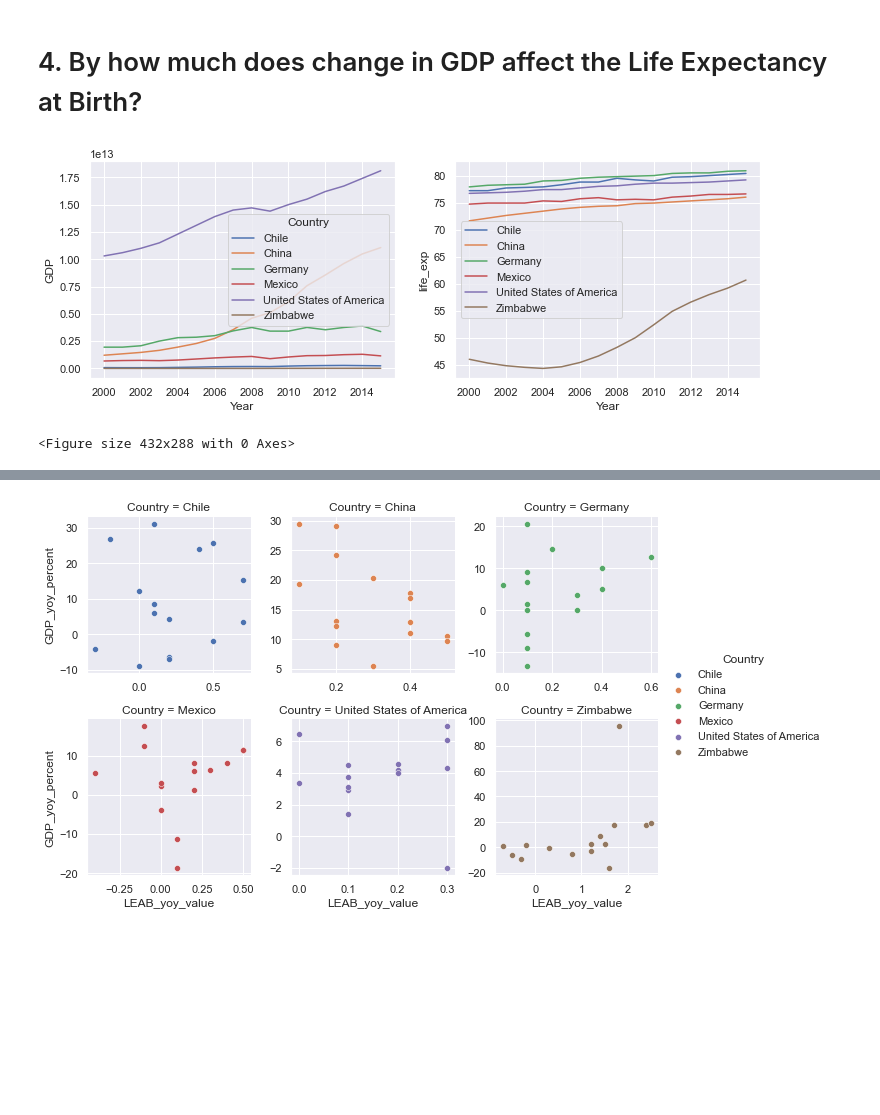
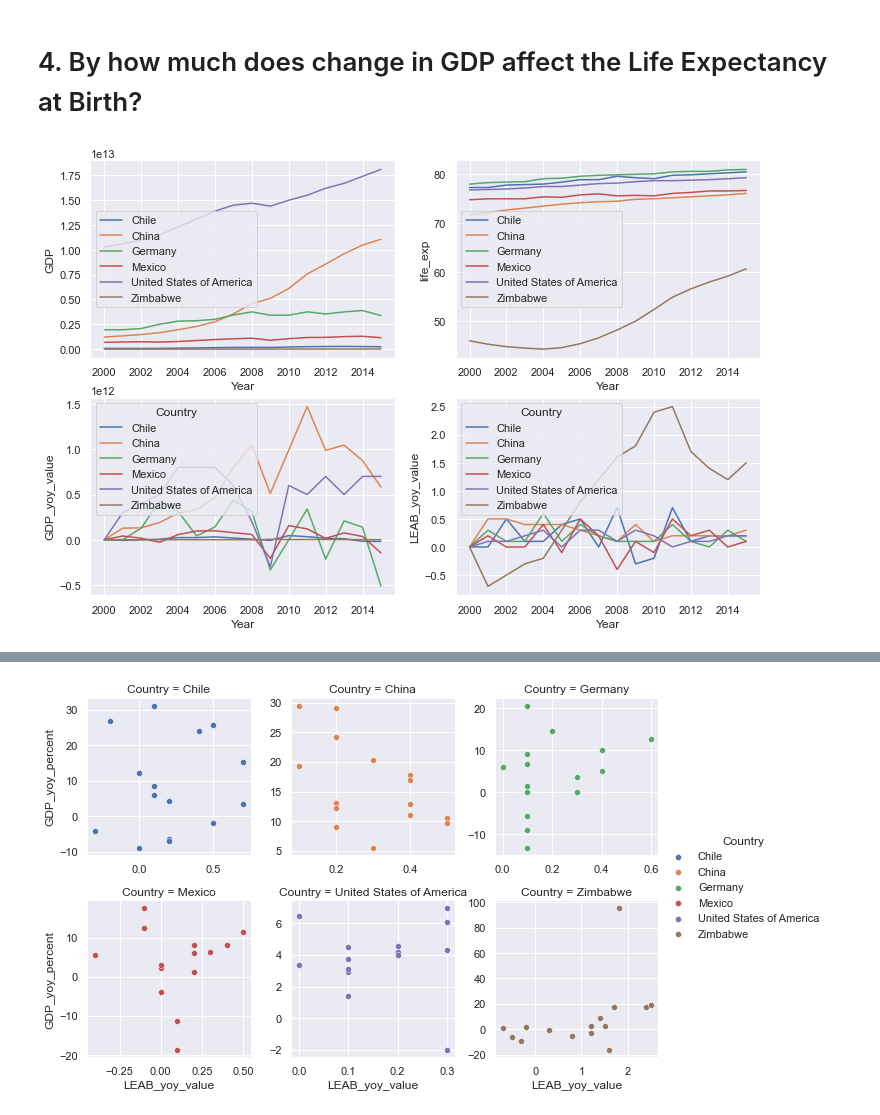
Before and after one commit to tiramisubunny/life_expectancy_gdp_group_project, a Jupyter notebook: life_expectancy_gdp.ipynb, the cells around one changed output, grey strips where cells are left out. Cells and saved outputs as stored; diff of their text form; code cells hidden in the pictures; blank space fills up the shorter version.

```diff
--- a/life_expectancy_gdp.ipynb
+++ b/life_expectancy_gdp.ipynb
@@ -284,19 +284,6 @@ plt.show()
 [figure]
 # %% [markdown]
 # 4. By how much does change in GDP affect the Life Expectancy at Birth?
-# %%
-plt.figure(figsize=(12,4))
-ax1 = plt.subplot(1,2,1)
-sns.lineplot(data=gdp_data, x='Year', y='GDP', hue='Country')
-
-ax2 = plt.subplot(1,2,2)
-sns.lineplot(data=gdp_data, x='Year', y='life_exp', hue='Country')
-leg =
-plt.show()
-plt.clf()
-# %% [output]
-[figure, removed]
-<Figure size 432x288 with 0 Axes>
 # %%
 # Function to calculate yoy percentage change
 def yoy_percentage(lst):
@@ -326,4 +313,16 @@ leab_all = gdp_data.life_exp.values
 gdp_data['LEAB_yoy_percent'] = yoy_percentage(leab_all)
 gdp_data['LEAB_yoy_value'] = yoy_value(leab_all)
 # print(gdp_data[gdp_data.Year <= 2001])
+# %%
+fig = plt.figure(figsize=(12,8))
+(ax1, ax2), (ax3, ax4) = fig.subplots(2,2)
+sns.lineplot(ax=ax1, data=gdp_data, x='Year', y='GDP', hue='Country')
+ax1.legend(loc=6)
+sns.lineplot(ax=ax2, data=gdp_data, x='Year', y='life_exp', hue='Country')
+ax2.legend(loc=6)
+sns.lineplot(ax=ax3, data=gdp_data, x='Year', y='GDP_yoy_value', hue='Country')
+sns.lineplot(ax=ax4, data=gdp_data, x='Year', y='LEAB_yoy_value', hue='Country')
+plt.show()
+# %% [output]
+[figure, added]
 # %%
```
Also changed, not shown: parts of 5 cells of this notebook.
